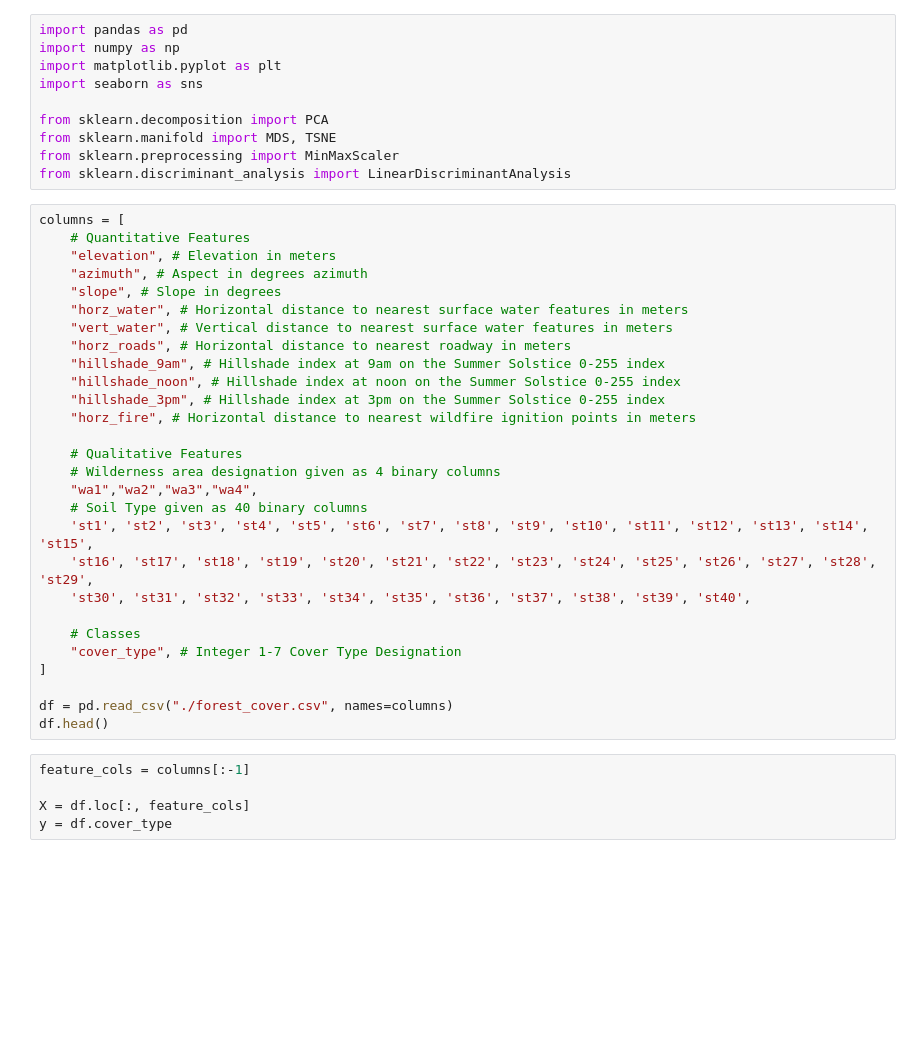
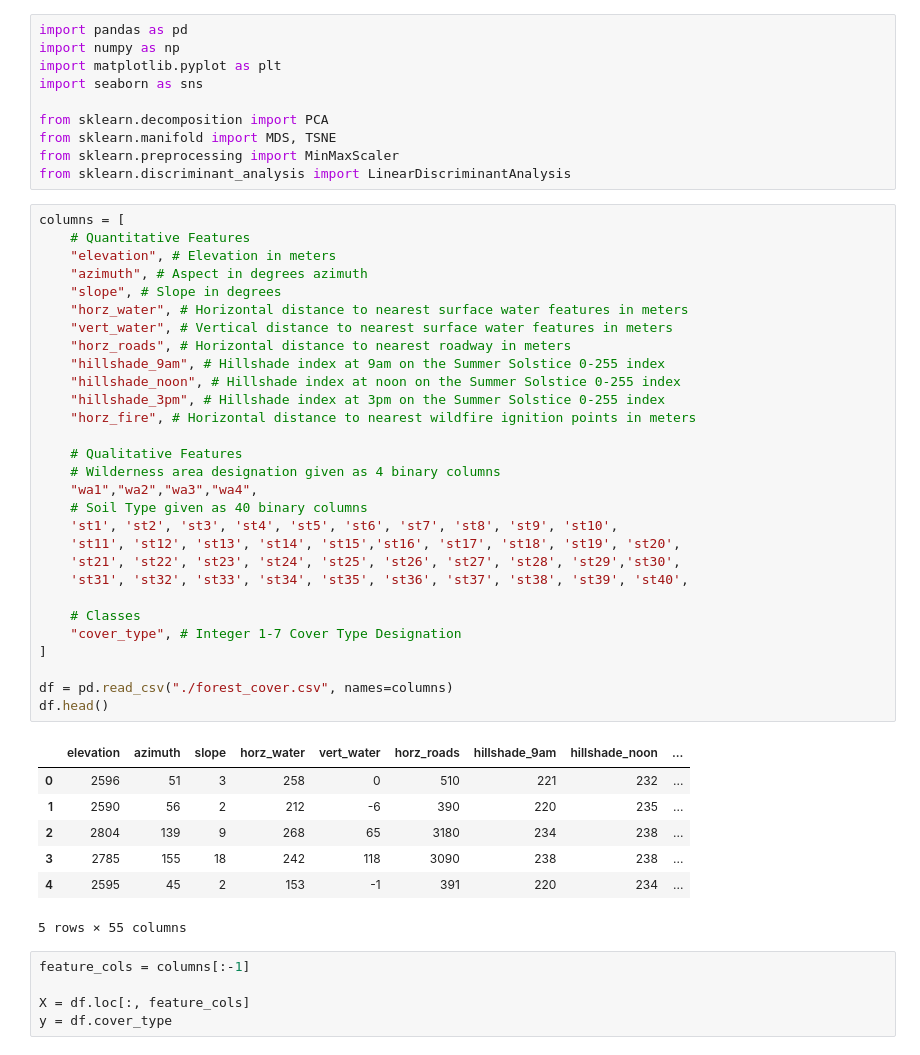
Before and after one commit to mbozada/data-science, a Jupyter notebook: forest_cover.ipynb, the cells around one changed output. Drawn from its saved outputs; the diff is of its cells as text; blank space fills up the shorter version.

```diff
--- a/forest_cover.ipynb
+++ b/forest_cover.ipynb
@@ -15,31 +15,40 @@ from sklearn.discriminant_analysis import LinearDiscriminantAnalysis
 # %%
 columns = [
     # Quantitative Features
     "elevation", # Elevation in meters
     "azimuth", # Aspect in degrees azimuth
     "slope", # Slope in degrees
     "horz_water", # Horizontal distance to nearest surface water features in meters
     "vert_water", # Vertical distance to nearest surface water features in meters
     "horz_roads", # Horizontal distance to nearest roadway in meters
     "hillshade_9am", # Hillshade index at 9am on the Summer Solstice 0-255 index
     "hillshade_noon", # Hillshade index at noon on the Summer Solstice 0-255 index
     "hillshade_3pm", # Hillshade index at 3pm on the Summer Solstice 0-255 index
     "horz_fire", # Horizontal distance to nearest wildfire ignition points in meters
 
     # Qualitative Features
     # Wilderness area designation given as 4 binary columns
     "wa1","wa2","wa3","wa4",
     # Soil Type given as 40 binary columns
-    'st1', 'st2', 'st3', 'st4', 'st5', 'st6', 'st7', 'st8', 'st9', 'st10', 'st11', 'st12', 'st13', 'st14', 'st15',
-    'st16', 'st17', 'st18', 'st19', 'st20', 'st21', 'st22', 'st23', 'st24', 'st25', 'st26', 'st27', 'st28', 'st29',
-    'st30', 'st31', 'st32', 'st33', 'st34', 'st35', 'st36', 'st37', 'st38', 'st39', 'st40',
+    'st1', 'st2', 'st3', 'st4', 'st5', 'st6', 'st7', 'st8', 'st9', 'st10',
+    'st11', 'st12', 'st13', 'st14', 'st15','st16', 'st17', 'st18', 'st19', 'st20',
+    'st21', 'st22', 'st23', 'st24', 'st25', 'st26', 'st27', 'st28', 'st29','st30',
+    'st31', 'st32', 'st33', 'st34', 'st35', 'st36', 'st37', 'st38', 'st39', 'st40',
 
     # Classes
     "cover_type", # Integer 1-7 Cover Type Designation
 ]
 
 df = pd.read_csv("./forest_cover.csv", names=columns)
 df.head()
+# %% [output]
+|  | elevation | azimuth | slope | horz_water | vert_water | horz_roads | hillshade_9am | hillshade_noon | ... |
+| 0 | 2596 | 51 | 3 | 258 | 0 | 510 | 221 | 232 | ... |
+| 1 | 2590 | 56 | 2 | 212 | -6 | 390 | 220 | 235 | ... |
+| 2 | 2804 | 139 | 9 | 268 | 65 | 3180 | 234 | 238 | ... |
+| 3 | 2785 | 155 | 18 | 242 | 118 | 3090 | 238 | 238 | ... |
+| 4 | 2595 | 45 | 2 | 153 | -1 | 391 | 220 | 234 | ... |
+5 rows × 55 columns
 # %%
 feature_cols = columns[:-1]
 
```
Also changed, not shown: parts of 6 cells of this notebook.
